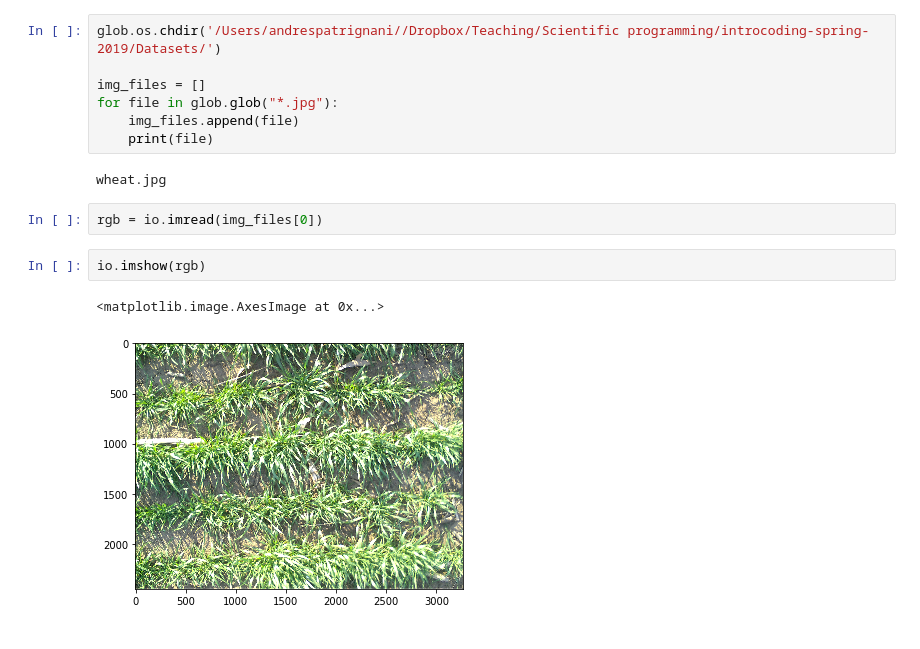
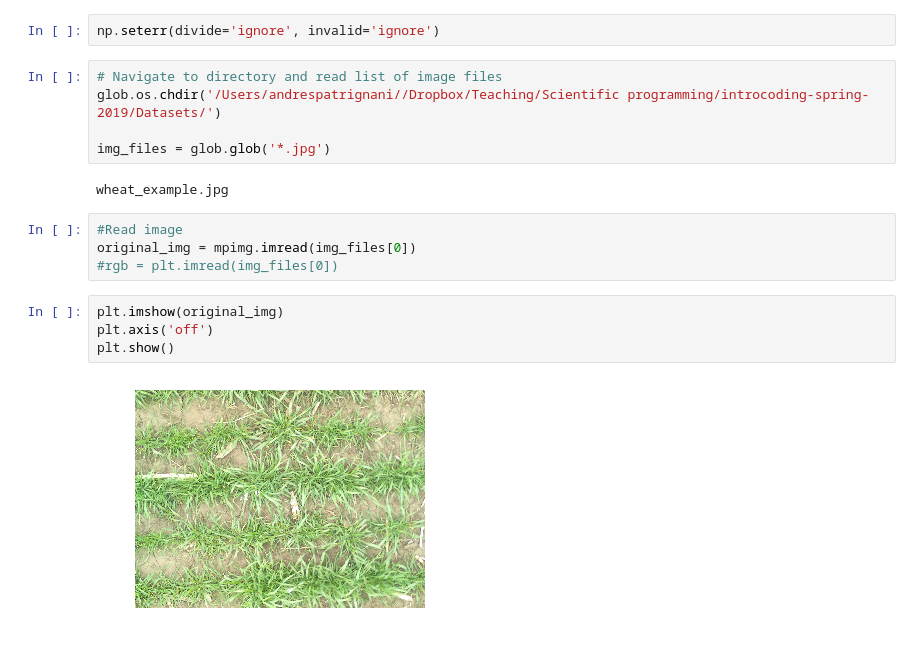
Before and after one commit to andres-patrignani/pynotes, a Jupyter notebook: notebooks/image_analysis_canopeo.ipynb, the cells around one changed output. Drawn from its saved outputs; the diff is of its cells as text.

```diff
--- a/notebooks/image_analysis_canopeo.ipynb
+++ b/notebooks/image_analysis_canopeo.ipynb
@@ -11,17 +10,20 @@ import glob
+# %%
+np.seterr(divide='ignore', invalid='ignore')
 # %%
+# Navigate to directory and read list of image files
 glob.os.chdir('/Users/andrespatrignani//Dropbox/Teaching/Scientific programming/introcoding-spring-2019/Datasets/')
 
-img_files = []
-for file in glob.glob("*.jpg"):
-    img_files.append(file)
-    print(file)
+img_files = glob.glob('*.jpg')
 # %% [output]
-wheat.jpg
+wheat_example.jpg
-# %%
-rgb = io.imread(img_files[0])
-# %%
-io.imshow(rgb)
-# %% [output]
-<matplotlib.image.AxesImage at 0x...>
-[figure, removed]
+# %%
+#Read image
+original_img = mpimg.imread(img_files[0])
+#rgb = plt.imread(img_files[0])
+# %%
+plt.imshow(original_img)
+plt.axis('off')
+plt.show()
+# %% [output]
+[figure, added]
 # %%
```
Also changed, not shown: parts of 16 cells of this notebook, 22 other files.
